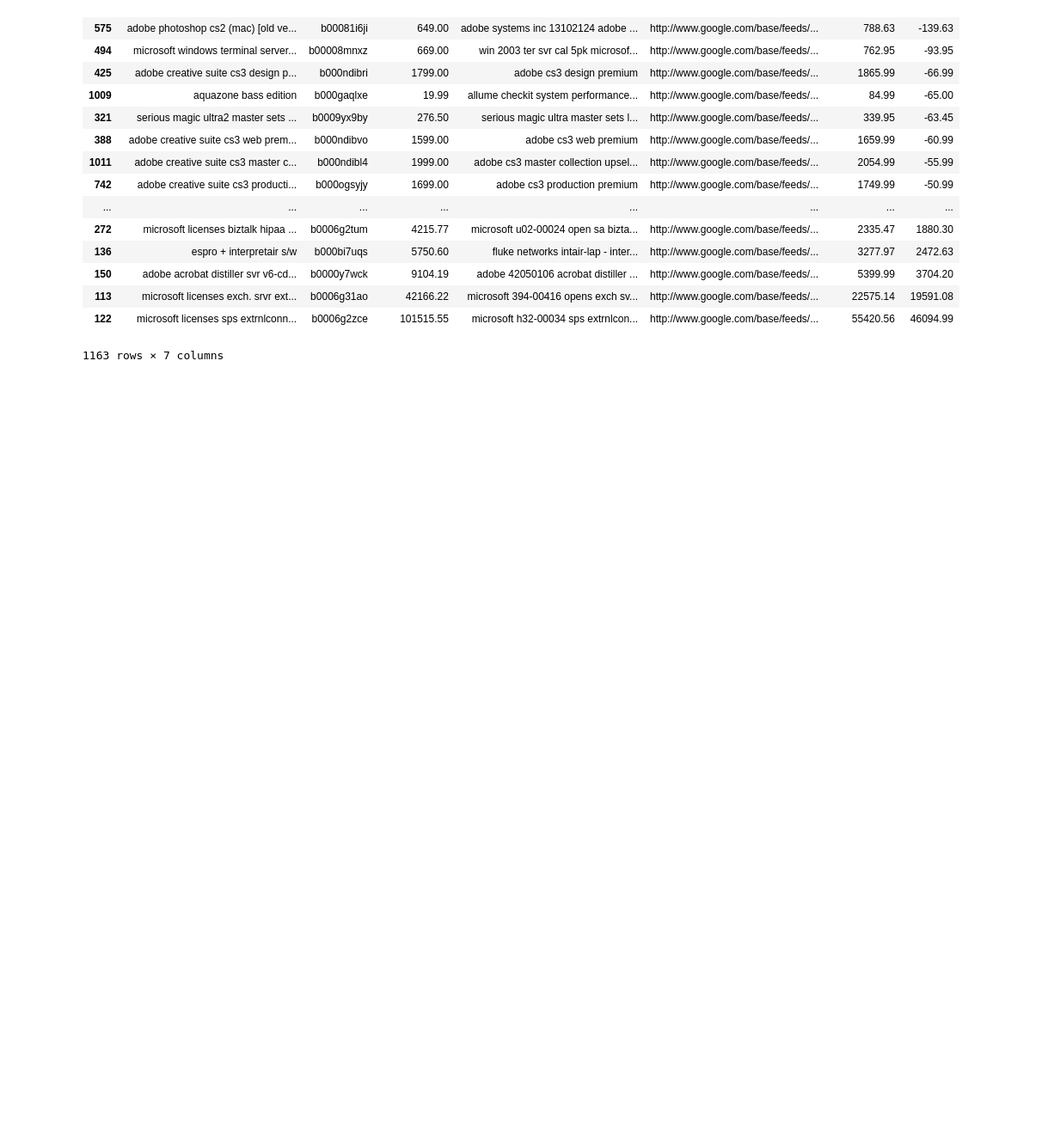
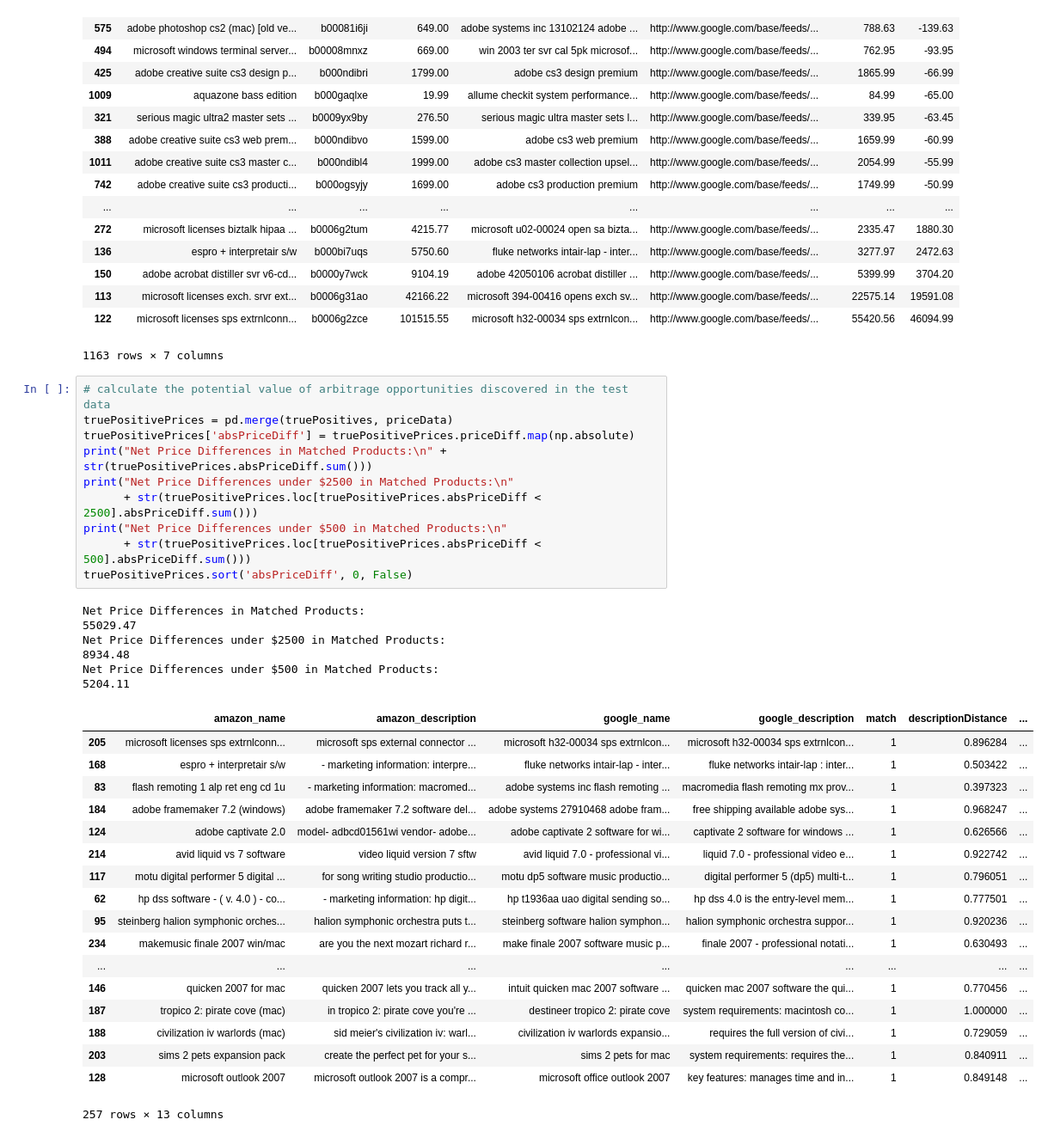
Before and after one commit to alexrisman/personal_budget, a Jupyter notebook: ecommerce/model/amazon_google_play.ipynb, the cells around one changed output. Shown: that part at 86% size. Drawn from its saved outputs; the diff is of its cells as text; blank space fills up the shorter version.

Commit message:
calculate value of arbitrage opportunities

```diff
--- a/ecommerce/model/amazon_google_play.ipynb
+++ b/ecommerce/model/amazon_google_play.ipynb
@@ -218,3 +227,38 @@ priceData
 | 113 | microsoft licenses exch. srvr ext... | b0006g31ao | 42166.22 | microsoft 394-00416 opens exch sv... | http://www.google.com/base/feeds/... | 22575.14 | 19591.08 |
 | 122 | microsoft licenses sps extrnlconn... | b0006g2zce | 101515.55 | microsoft h32-00034 sps extrnlcon... | http://www.google.com/base/feeds/... | 55420.56 | 46094.99 |
 1163 rows × 7 columns
+# %%
+# calculate the potential value of arbitrage opportunities discovered in the test data
+truePositivePrices = pd.merge(truePositives, priceData)
+truePositivePrices['absPriceDiff'] = truePositivePrices.priceDiff.map(np.absolute)
+print("Net Price Differences in Matched Products:\n" + str(truePositivePrices.absPriceDiff.sum()))
+print("Net Price Differences under $2500 in Matched Products:\n"
+      + str(truePositivePrices.loc[truePositivePrices.absPriceDiff < 2500].absPriceDiff.sum()))
+print("Net Price Differences under $500 in Matched Products:\n"
+      + str(truePositivePrices.loc[truePositivePrices.absPriceDiff < 500].absPriceDiff.sum()))
+truePositivePrices.sort('absPriceDiff', 0, False)
+# %% [output]
+Net Price Differences in Matched Products:
+55029.47
+Net Price Differences under $2500 in Matched Products:
+8934.48
+Net Price Differences under $500 in Matched Products:
+5204.11
+|  | amazon_name | amazon_description | google_name | google_description | match | descriptionDistance | ... |
+| 205 | microsoft licenses sps extrnlconn... | microsoft sps external connector ... | microsoft h32-00034 sps extrnlcon... | microsoft h32-00034 sps extrnlcon... | 1 | 0.896284 | ... |
+| 168 | espro + interpretair s/w | - marketing information: interpre... | fluke networks intair-lap - inter... | fluke networks intair-lap : inter... | 1 | 0.503422 | ... |
+| 83 | flash remoting 1 alp ret eng cd 1u | - marketing information: macromed... | adobe systems inc flash remoting ... | macromedia flash remoting mx prov... | 1 | 0.397323 | ... |
+| 184 | adobe framemaker 7.2 (windows) | adobe framemaker 7.2 software del... | adobe systems 27910468 adobe fram... | free shipping available adobe sys... | 1 | 0.968247 | ... |
+| 124 | adobe captivate 2.0 | model- adbcd01561wi vendor- adobe... | adobe captivate 2 software for wi... | captivate 2 software for windows ... | 1 | 0.626566 | ... |
+| 214 | avid liquid vs 7 software | video liquid version 7 sftw | avid liquid 7.0 - professional vi... | liquid 7.0 - professional video e... | 1 | 0.922742 | ... |
+| 117 | motu digital performer 5 digital ... | for song writing studio productio... | motu dp5 software music productio... | digital performer 5 (dp5) multi-t... | 1 | 0.796051 | ... |
+| 62 | hp dss software - ( v. 4.0 ) - co... | - marketing information: hp digit... | hp t1936aa uao digital sending so... | hp dss 4.0 is the entry-level mem... | 1 | 0.777501 | ... |
+| 95 | steinberg halion symphonic orches... | halion symphonic orchestra puts t... | steinberg software halion symphon... | halion symphonic orchestra suppor... | 1 | 0.920236 | ... |
+| 234 | makemusic finale 2007 win/mac | are you the next mozart richard r... | make finale 2007 software music p... | finale 2007 - professional notati... | 1 | 0.630493 | ... |
+| ... | ... | ... | ... | ... | ... | ... | ... |
+| 146 | quicken 2007 for mac | quicken 2007 lets you track all y... | intuit quicken mac 2007 software ... | quicken mac 2007 software the qui... | 1 | 0.770456 | ... |
+| 187 | tropico 2: pirate cove (mac) | in tropico 2: pirate cove you're ... | destineer tropico 2: pirate cove | system requirements: macintosh co... | 1 | 1.000000 | ... |
+| 188 | civilization iv warlords (mac) | sid meier's civilization iv: warl... | civilization iv warlords expansio... | requires the full version of civi... | 1 | 0.729059 | ... |
+| 203 | sims 2 pets expansion pack | create the perfect pet for your s... | sims 2 pets for mac | system requirements: requires the... | 1 | 0.840911 | ... |
+| 128 | microsoft outlook 2007 | microsoft outlook 2007 is a compr... | microsoft office outlook 2007 | key features: manages time and in... | 1 | 0.849148 | ... |
+257 rows × 13 columns
```
Also changed, not shown: parts of 1 cell of this notebook.
